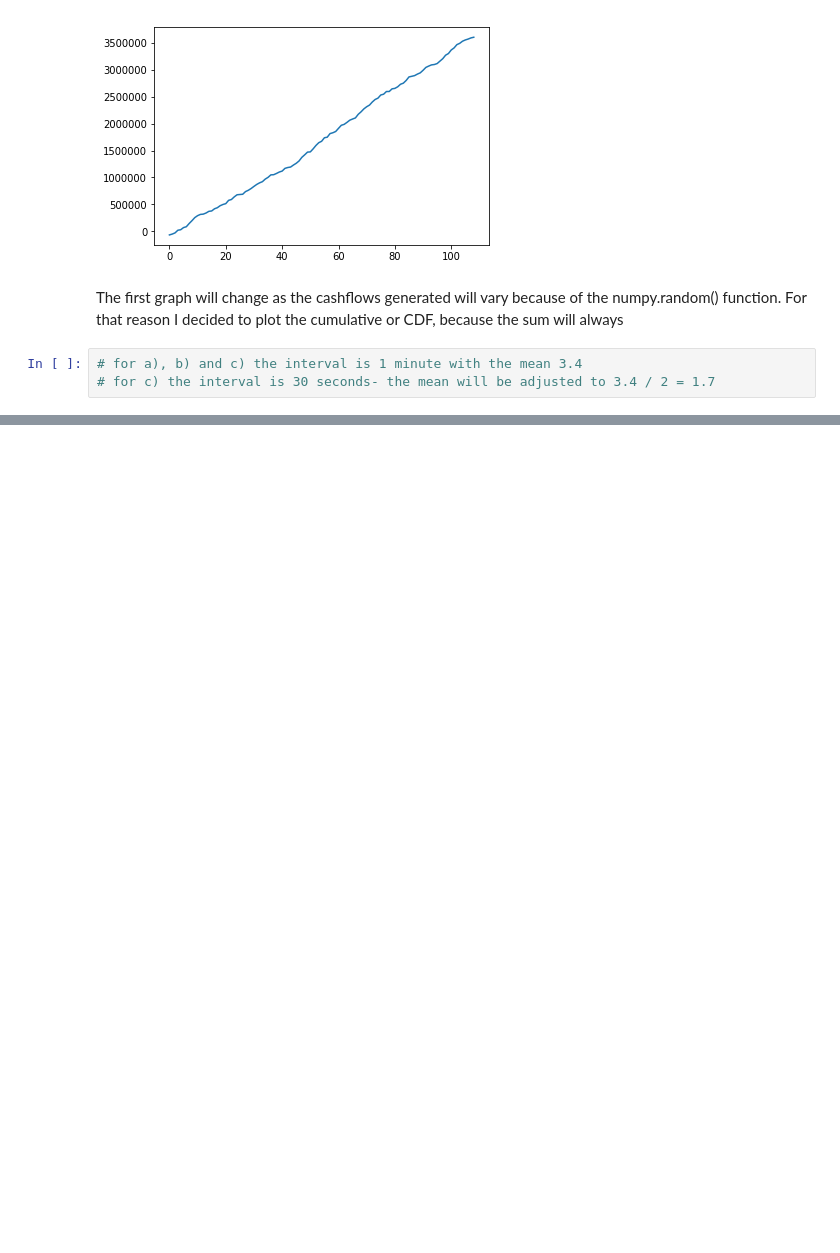
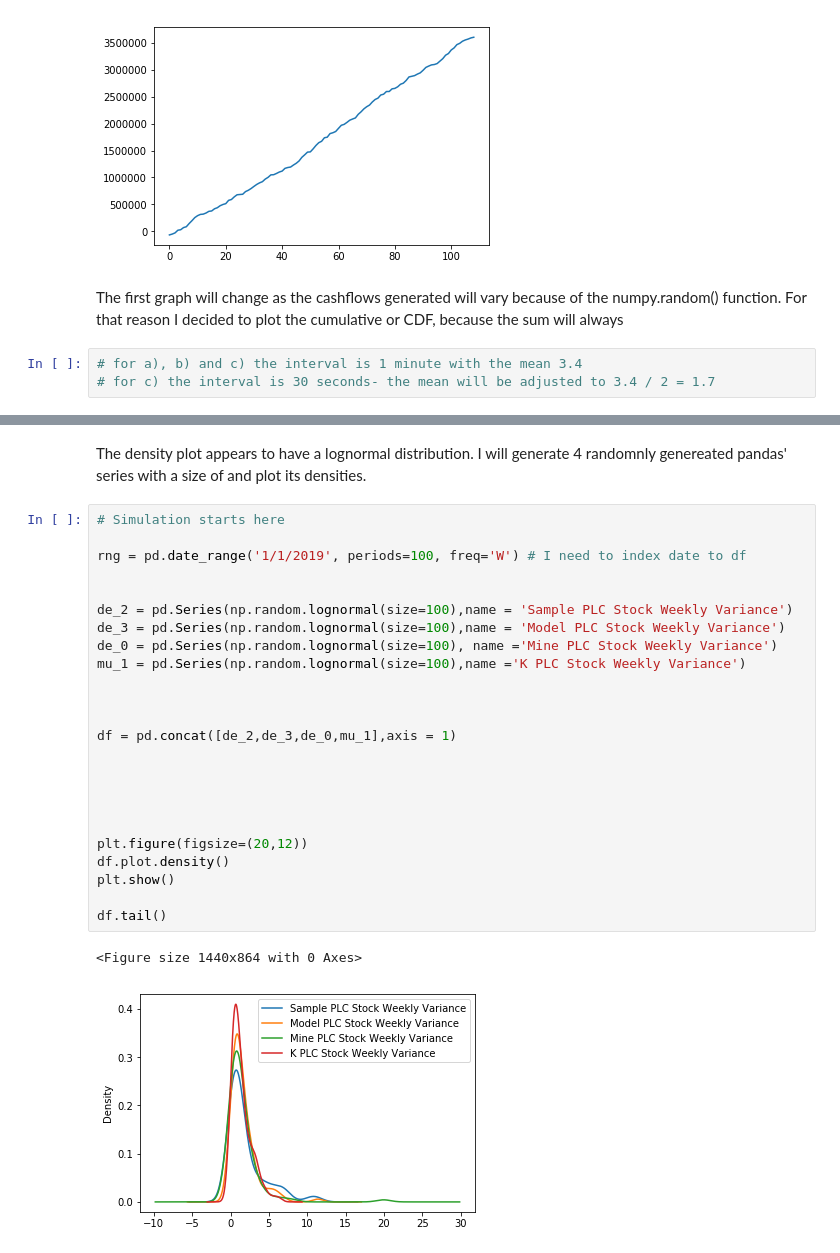
Before and after one commit to MarcoMen-Temp/Programming-Project, a Jupyter notebook: Programming.ipynb, the cells around one changed output, grey strips where cells are left out. Saved outputs shown, nothing was run; the diff lists cells and outputs as text; blank space fills up the shorter version.

```diff
--- a/Programming.ipynb
+++ b/Programming.ipynb
@@ -124,0 +237,29 @@ The first graph will change as the cashflows generated will vary because of the
+# %% [markdown]
+The density plot appears to have a lognormal distribution. I will generate 4 randomnly genereated pandas' series with a size of  and plot its densities.
+# %%
+# Simulation starts here
+
+rng = pd.date_range('1/1/2019', periods=100, freq='W') # I need to index date to df
+
+
+de_2 = pd.Series(np.random.lognormal(size=100),name = 'Sample PLC Stock Weekly Variance')
+de_3 = pd.Series(np.random.lognormal(size=100),name = 'Model PLC Stock Weekly Variance')
+de_0 = pd.Series(np.random.lognormal(size=100), name ='Mine PLC Stock Weekly Variance')
+mu_1 = pd.Series(np.random.lognormal(size=100),name ='K PLC Stock Weekly Variance')
+
+
+
+df = pd.concat([de_2,de_3,de_0,mu_1],axis = 1)
+
+
+
+
+
+plt.figure(figsize=(20,12))
+df.plot.density()
+plt.show()
+
+df.tail()
+# %% [output]
+<Figure size 1440x864 with 0 Axes>
+[figure, added]
```
Also changed, not shown: parts of 10 cells of this notebook.
